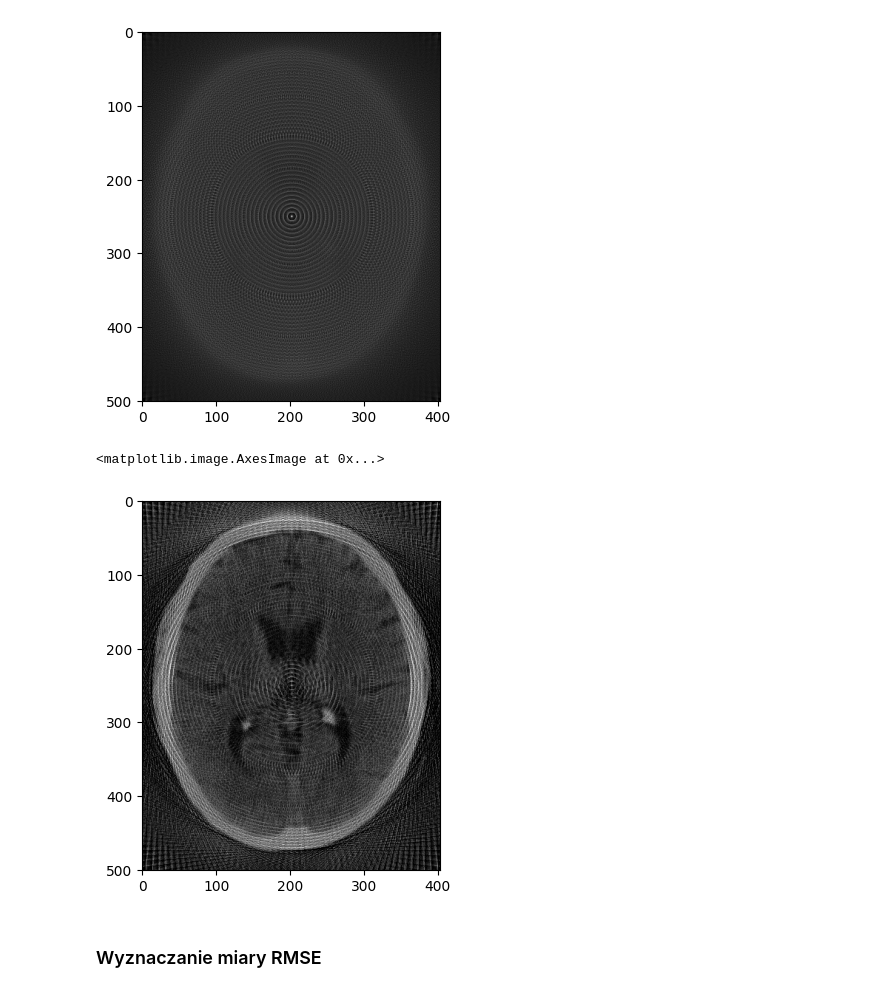
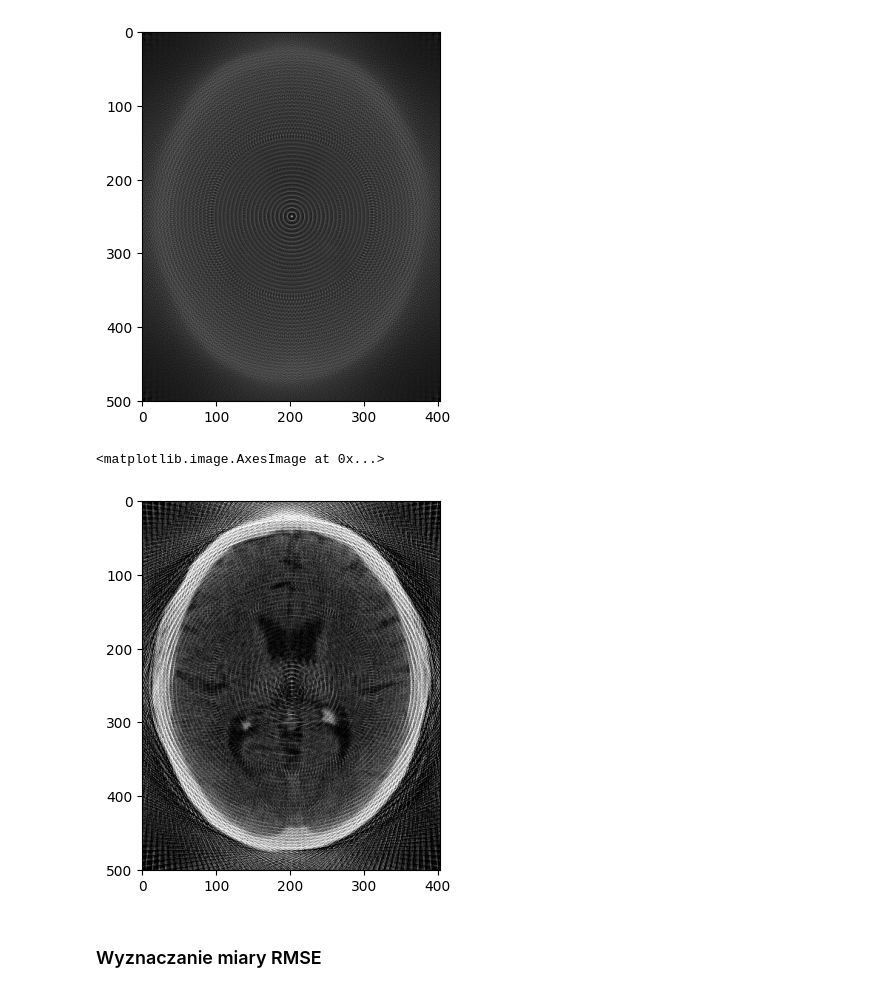
Before and after one commit to viatrix17/Symulacja-Tomografu, a Jupyter notebook: symulacja_tomografu.ipynb, the cells around one changed output. Cells and saved outputs as stored; diff of their text form; code cells hidden in the pictures.

```diff
--- a/symulacja_tomografu.ipynb
+++ b/symulacja_tomografu.ipynb
@@ -112,19 +112,23 @@ def custom_radon(img,krok):
             maxX = img.shape[0]
             maxY = img.shape[1]
             suma=0
+            N=0
             for j in range(len(X)):
                 if X[j]<maxX and Y[j]<maxY and X[j]>=0 and Y[j] >=0:
                     suma+=img[X[j]][Y[j]]/255
-            line.append(suma*255)
+                    N+=1
+            line.append(suma*255/max(1,N))
         sinogram.append(line)
         line = []
     maxlen = 0
+
     for i in range(len(sinogram)):
         if len(sinogram[i])>maxlen:
             maxlen=len(sinogram[i])
     for i in range(len(sinogram)):
         while len(sinogram[i])<maxlen:
             sinogram[i].append(0)
+
     sinogram = np.array(sinogram)
     return sinogram
 
@@ -199,8 +209,8 @@ def reverse_radon(sinogram, m1, m2):
             X,Y=line_nd((emiter_pointX[i],emiter_pointY[i]),(emiter_pointX[i] + 2*r * math.cos(angle_rad), emiter_pointY[i] + 2*r*math.sin(angle_rad)))
             for j in range(len(X)):
                 if X[j]<m1 and Y[j]<m2 and X[j]>=0 and Y[j] >=0:
-                    result[X[j]][Y[j]] += sinogram[i][k+ANGLE]/255
-    return result*255
+                    result[X[j]][Y[j]] += sinogram[i][k+ANGLE]
+    return result
 # %%
 result = reverse_radon(sinogram, image.shape[0], image.shape[1])
 plt.imshow(result,cmap=plt.cm.Greys_r)
@@ -209,10 +219,13 @@ plt.imshow(result,cmap=plt.cm.Greys_r)
 [figure]
 # %%
 result_filtered = reverse_radon(filtered_sinogram, image.shape[0], image.shape[1])
+for i in range(result_filtered.shape[0]):
+    for j in range(result_filtered.shape[1]):
+        result_filtered[i][j] = min(max(0,result_filtered[i][j]),255)
 plt.imshow(result_filtered, cmap=plt.cm.Greys_r, vmin=0)
 # %% [output]
 <matplotlib.image.AxesImage at 0x...>
-[figure, old version]
+[figure, new version]
 # %% [markdown]
 ### Wyznaczanie miary RMSE
 # %% [markdown]
```
Also changed, not shown: parts of 3 cells of this notebook, 1 other file.
